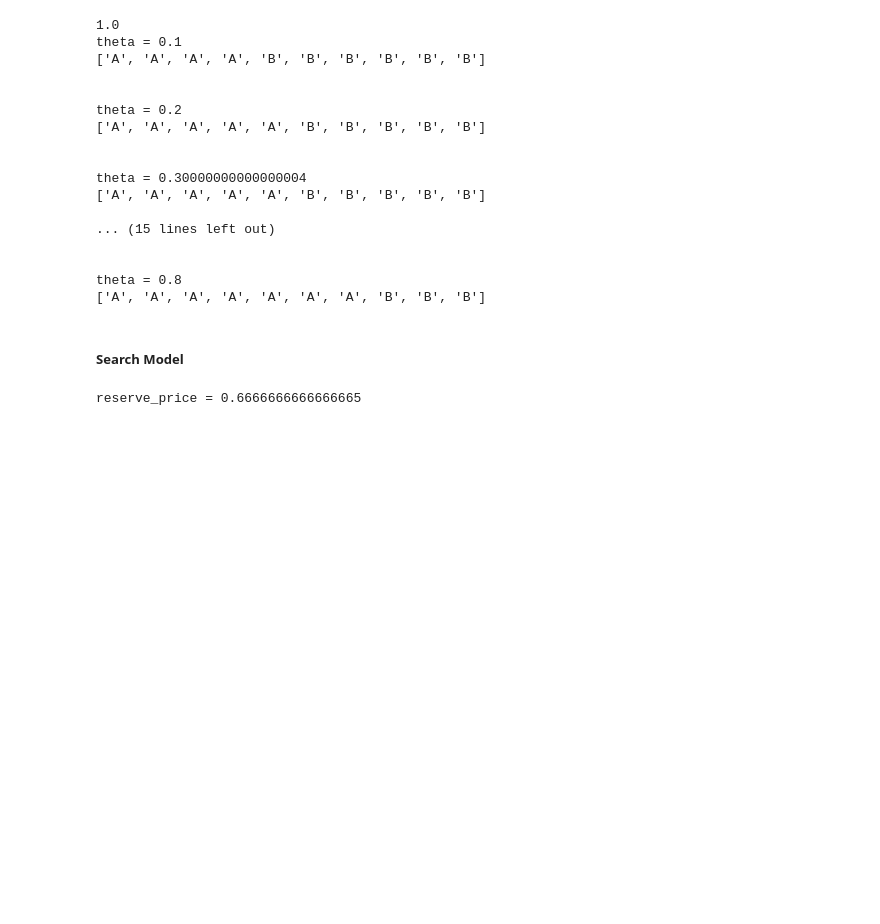
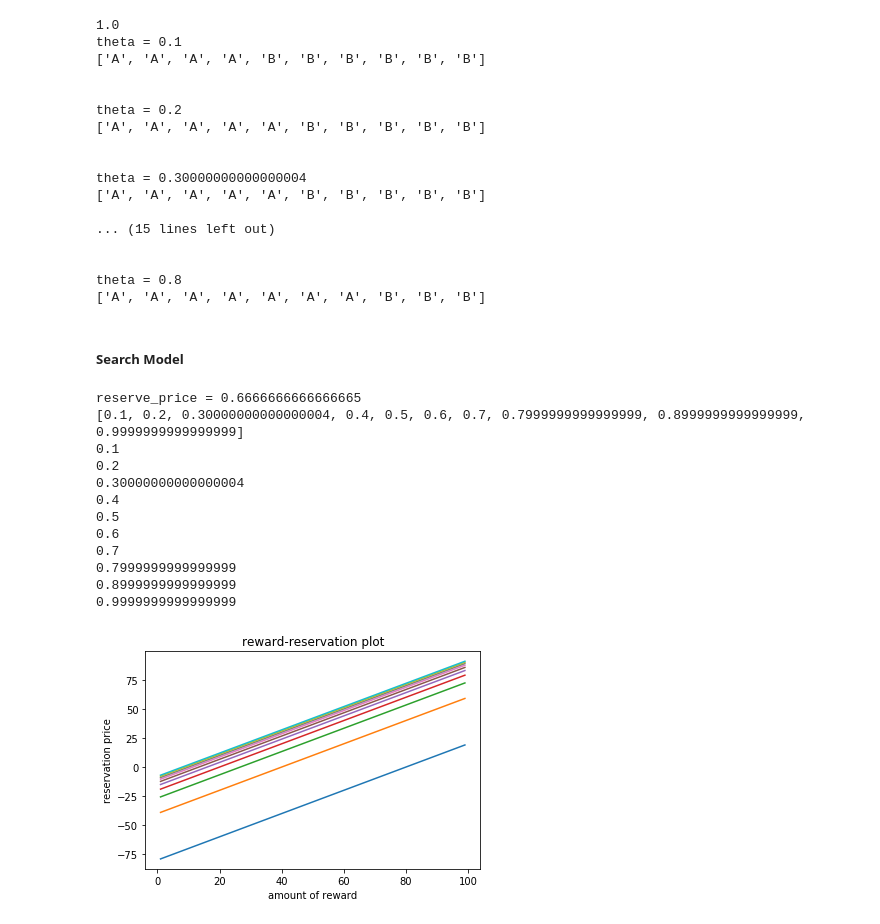
Before and after one commit to yakuper/Summer_2018_search, a Jupyter notebook: yakup_lab_notes.ipynb, the cells around one changed output. Drawn from its saved outputs; the diff is of its cells as text; code cells hidden in the pictures; blank space fills up the shorter version.

```diff
--- a/yakup_lab_notes.ipynb
+++ b/yakup_lab_notes.ipynb
@@ -91,28 +91,59 @@ theta = 0.8
 # %%
 import sympy as sp
 import pylab as pl
 import math
 
 def reserve_price(probablity,reward,cost):
     """given probablity of sucxcess, reward of success and the
             cost of opening the box, return reservation price"""
-    z = (probablity * reward - cost) / probablity
-    return z
+    reservation_price = (probablity * reward - cost) / probablity
+    return reservation_price
 
 print('reserve_price =',reserve_price(0.3,4,1))
 
+
+####
+#plot
+####
 rp_x_coords = []
 rp_y_coords = []
+probablities = []
+n = 0
+for i in range (1,11):
 
-for i in range (0,100):
+    n += 0.1
+    probablities.append(n)
+
+print (probablities)
+
+
+[(0.1),(0.2),(0.7)]
 
 
 
-
-
-
-
-
-pl.plot(x_coords,y_coords, color='red')
+for p in probablities:
+    rp_x_coords = []
+    rp_y_coords = []
+    print(p)
+    for i in range (1,100):
+        rp_x_coords.append(i)
+        rp_y_coords.append(reserve_price(p,i,8))
+    pl.plot(rp_x_coords,rp_y_coords)
+    pl.title('reward-reservation plot')
+    pl.xlabel('amount of reward')
+    pl.ylabel('reservation price')
+pl.show()
 # %% [output]
 reserve_price = 0.6666666666666665
+[0.1, 0.2, 0.30000000000000004, 0.4, 0.5, 0.6, 0.7, 0.7999999999999999, 0.8999999999999999, 0.9999999999999999]
+0.1
+0.2
+0.30000000000000004
+0.4
+0.5
+0.6
+0.7
+0.7999999999999999
+0.8999999999999999
+0.9999999999999999
+[figure, added]
```
